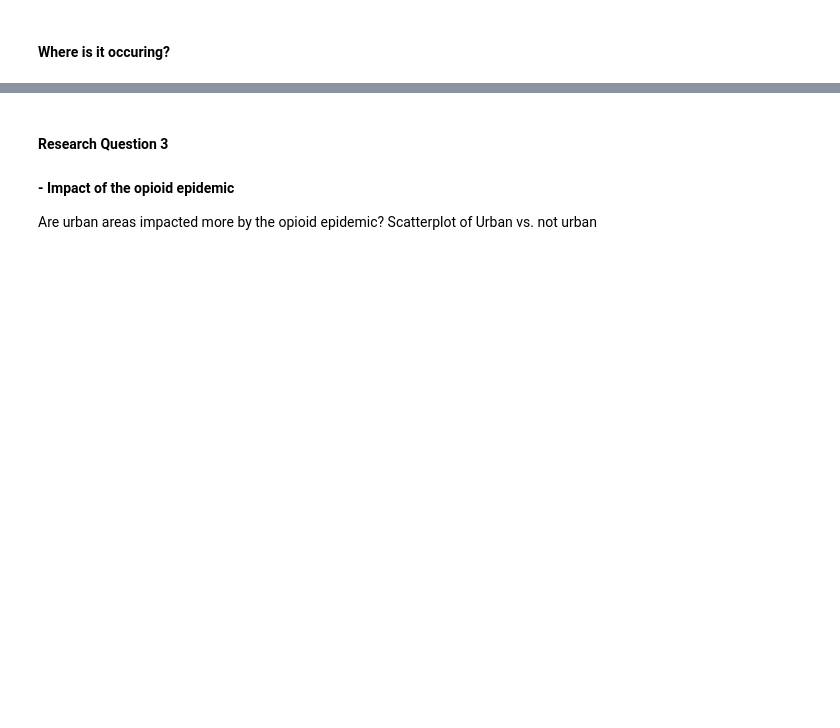
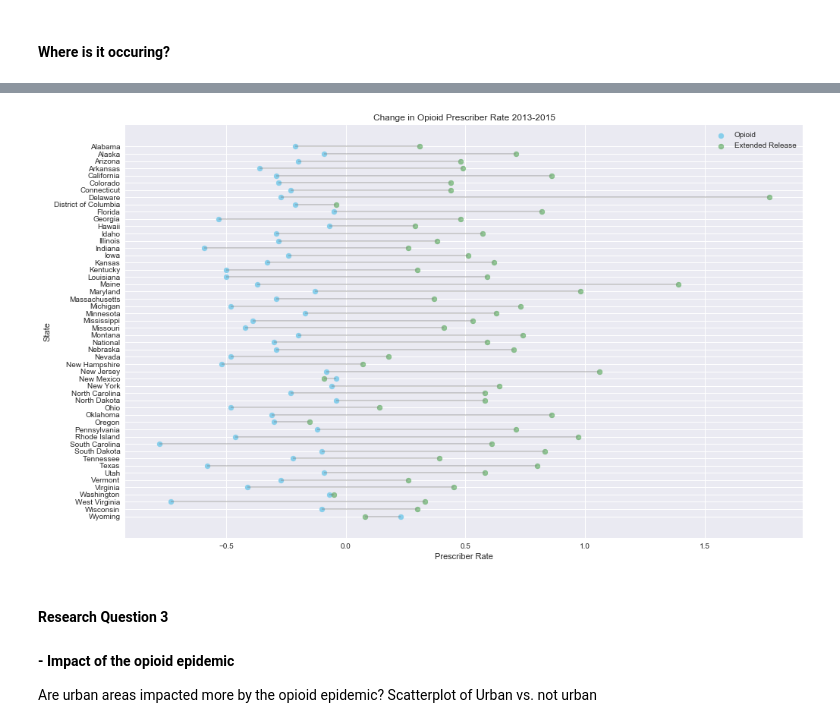
Before and after one commit to christa-fields/GWU_Databootcamp_Project_1, a Jupyter notebook: main.ipynb, the cells around one changed output, grey strips where cells are left out. Cells and saved outputs as stored; diff of their text form; code cells hidden in the pictures; blank space fills up the shorter version.

```diff
--- a/main.ipynb
+++ b/main.ipynb
@@ -222,0 +226,6 @@ geoplotlib.show()
+# %%
+# Took CMS Medicare Part D Opioid Prescribing Geographic 2013 2015 Excel file and created CSV files for the three taps 1) state 2) county and 3) zip
+# Stored presciber-state file in a variable
+prescriber_state = "Data Files/prescriber_state.csv"
+prescriber_state_df = pd.read_csv(prescriber_state)
+prescriber_state_df.head()
@@ -223,3 +336,22 @@ geoplotlib.show()
+# %%
+# Plot the lollipop plot
+plt.figure(figsize=(16,10))
+my_range=range(1,len(prescriber_state_rate_change_za.index)+1)
+plt.hlines(y=my_range, xmin=prescriber_state_rate_change_za["Opioid"], xmax=prescriber_state_rate_change_za["Extended Release"], color='grey', alpha=0.4)
+plt.scatter(prescriber_state_rate_change_za["Opioid"], my_range, color='skyblue', alpha=1, label='Opioid')
+plt.scatter(prescriber_state_rate_change_za["Extended Release"], my_range, color='green', alpha=0.4 , label='Extended Release')
+plt.legend()
+
+
+# Add title and axis names
+plt.yticks(my_range, prescriber_state_rate_change_za.index)
+plt.title("Change in Opioid Prescriber Rate 2013-2015", loc='center')embedded-picture
+plt.xlabel('Prescriber Rate')
+plt.ylabel('State')
+
+plt.show() # displays plot
+# %% [output]
+[figure, added]
 # %% [markdown]
 #### Research Question 3
 ####  - Impact of the opioid epidemic
```
Also changed, not shown: parts of 6 cells of this notebook.
